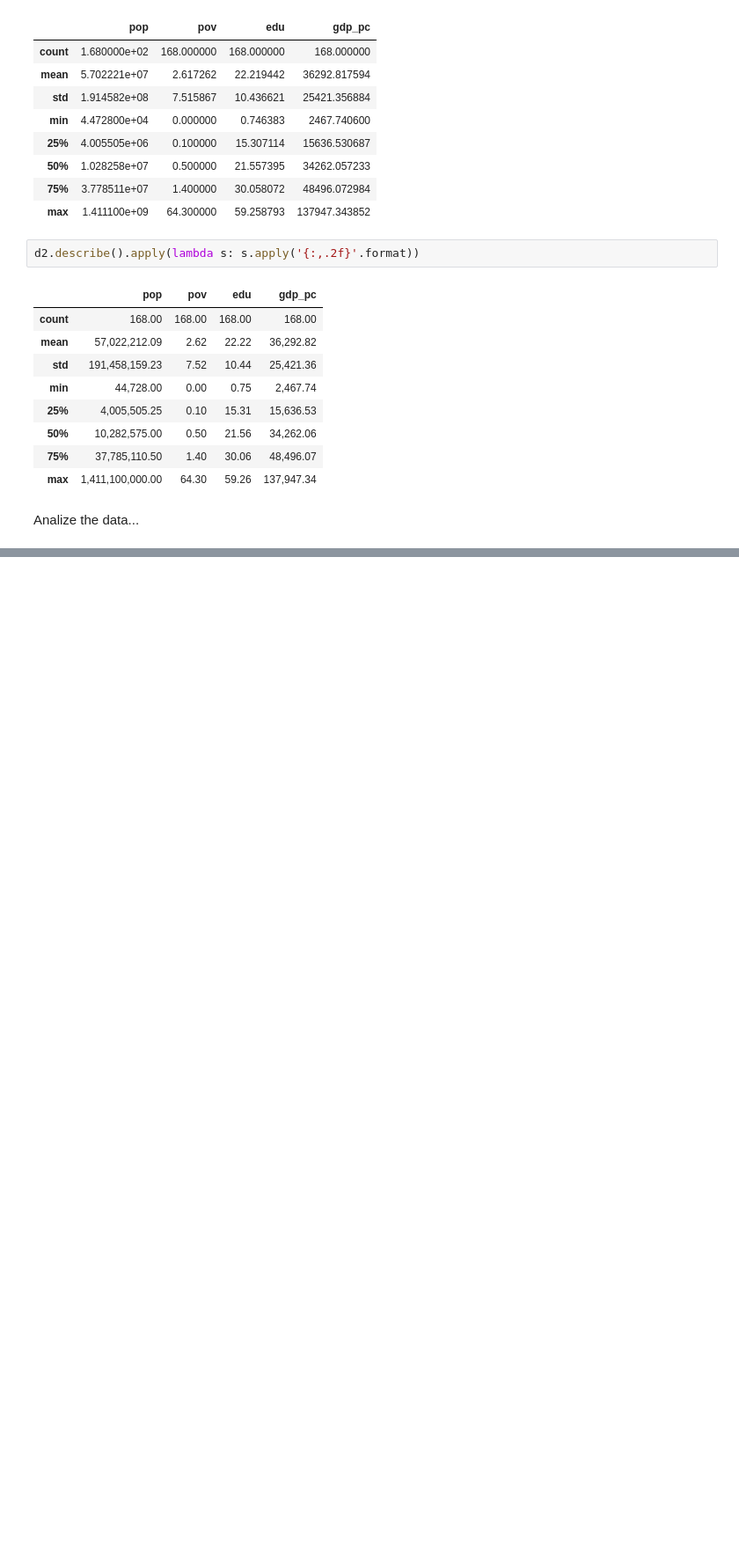
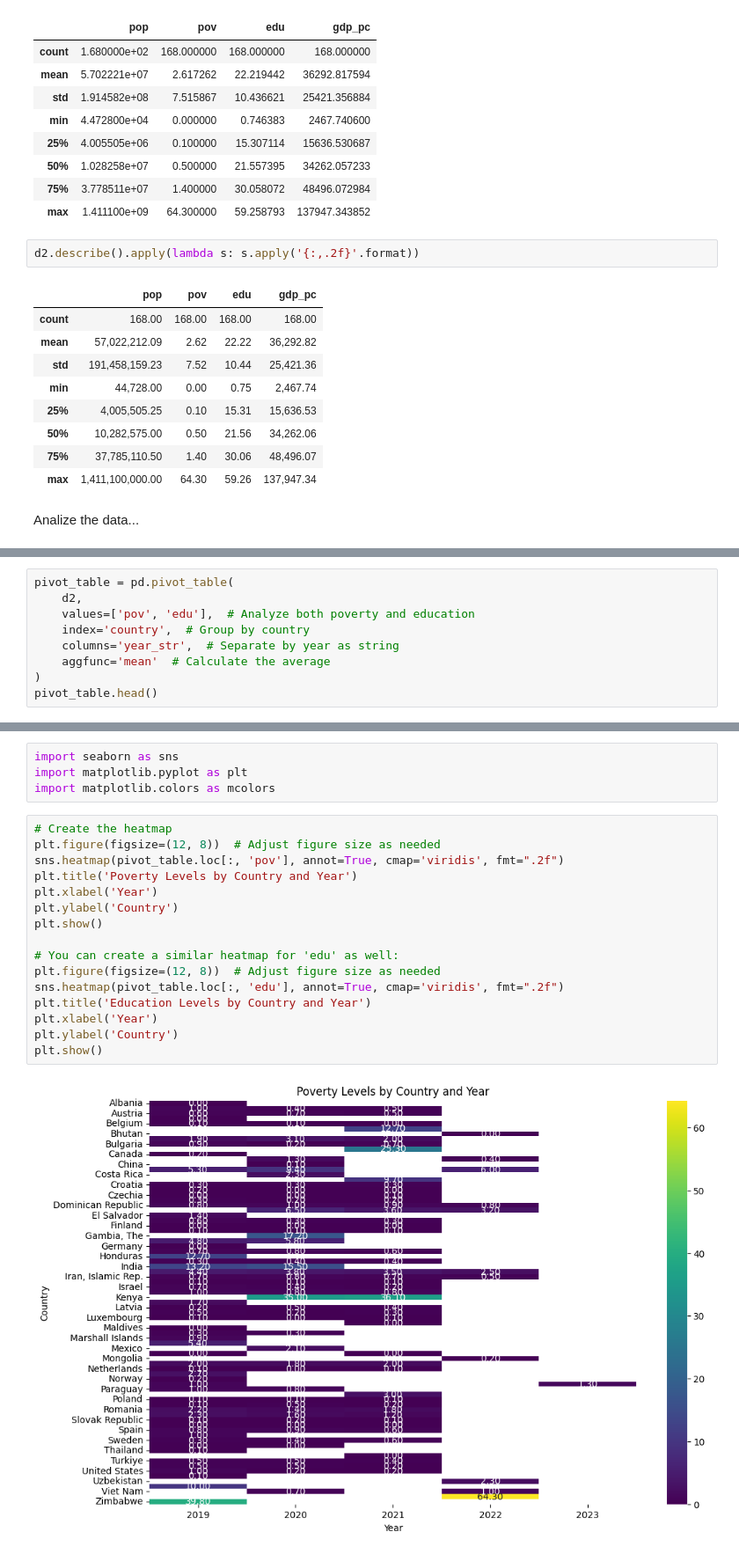
Before and after one commit to FintradeLab/CinC24_2, a Jupyter notebook: 04_Dataframe.ipynb, the cells around one changed output, grey strips where cells are left out. Shown at 88% size. Saved outputs shown, nothing was run; the diff lists cells and outputs as text; blank space fills up the shorter version.

```diff
--- a/04_Dataframe.ipynb
+++ b/04_Dataframe.ipynb
@@ -257,0 +296,9 @@ Analize the data...
+# %%
+pivot_table = pd.pivot_table(
+    d2,
+    values=['pov', 'edu'],  # Analyze both poverty and education
+    index='country',  # Group by country
+    columns='year_str',  # Separate by year as string
+    aggfunc='mean'  # Calculate the average
+)
+pivot_table.head()
@@ -257,0 +314,22 @@ Analize the data...
+# %%
+import seaborn as sns
+import matplotlib.pyplot as plt
+import matplotlib.colors as mcolors
+# %%
+# Create the heatmap
+plt.figure(figsize=(12, 8))  # Adjust figure size as needed
+sns.heatmap(pivot_table.loc[:, 'pov'], annot=True, cmap='viridis', fmt=".2f")
+plt.title('Poverty Levels by Country and Year')
+plt.xlabel('Year')
+plt.ylabel('Country')
+plt.show()
+
+# You can create a similar heatmap for 'edu' as well:
+plt.figure(figsize=(12, 8))  # Adjust figure size as needed
+sns.heatmap(pivot_table.loc[:, 'edu'], annot=True, cmap='viridis', fmt=".2f")
+plt.title('Education Levels by Country and Year')
+plt.xlabel('Year')
+plt.ylabel('Country')
+plt.show()
+# %% [output]
+[figure, added]
```
Also changed, not shown: parts of 9 cells of this notebook.
